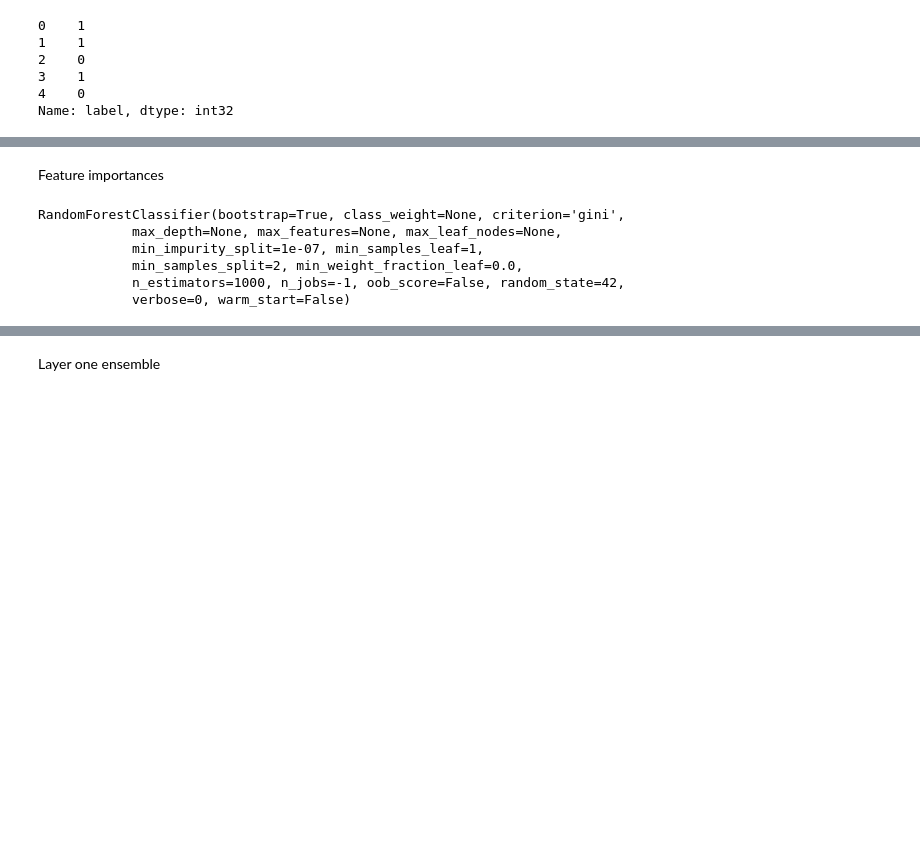
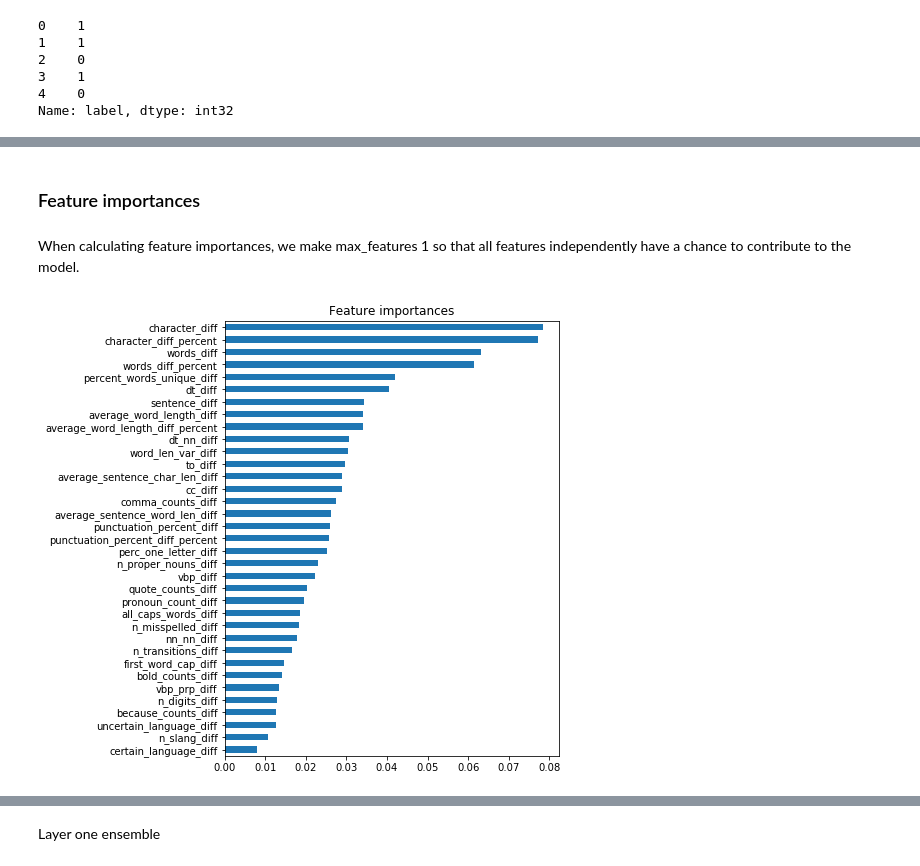
Before and after one commit to JasonSanchez/debate_comparison, a Jupyter notebook: Debate classification.ipynb, the cells around one changed output, grey strips where cells are left out. Cells and saved outputs as stored; diff of their text form; code cells hidden in the pictures; blank space fills up the shorter version.

```diff
--- a/Debate classification.ipynb
+++ b/Debate classification.ipynb
@@ -479,15 +495,17 @@ Wall time: 2.49 s
-# %% [markdown]
-Feature importances
+# %% [markdown]
+### Feature importances
+# %% [markdown]
+When calculating feature importances, we make max_features 1 so that all features independently have a chance to contribute to the model.
 # %%
-rf_imp = RandomForestClassifier(n_estimators=1000, max_features=None,
+rf_imp = RandomForestClassifier(n_estimators=100, max_features=1,
                                 n_jobs=-1,
                                 random_state=42)
 rf_imp.fit(X_clean, y)
+
+feature_importances = pd.Series(rf_imp.feature_importances_, index=X_clean.columns)
+feature_importances.sort_values(inplace=True)
+feature_importances.plot(kind="barh", figsize=(6,8))
+plt.title("Feature importances");
 # %% [output]
-RandomForestClassifier(bootstrap=True, class_weight=None, criterion='gini',
-            max_depth=None, max_features=None, max_leaf_nodes=None,
-            min_impurity_split=1e-07, min_samples_leaf=1,
-            min_samples_split=2, min_weight_fraction_leaf=0.0,
-            n_estimators=1000, n_jobs=-1, oob_score=False, random_state=42,
-            verbose=0, warm_start=False)
+[figure, added]
 # %%
```
Also changed, not shown: parts of 38 cells of this notebook.
